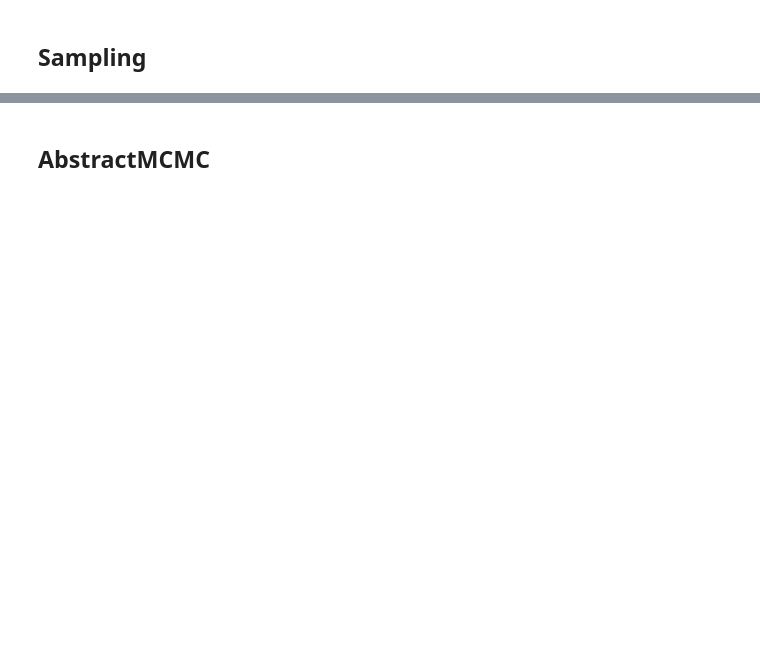
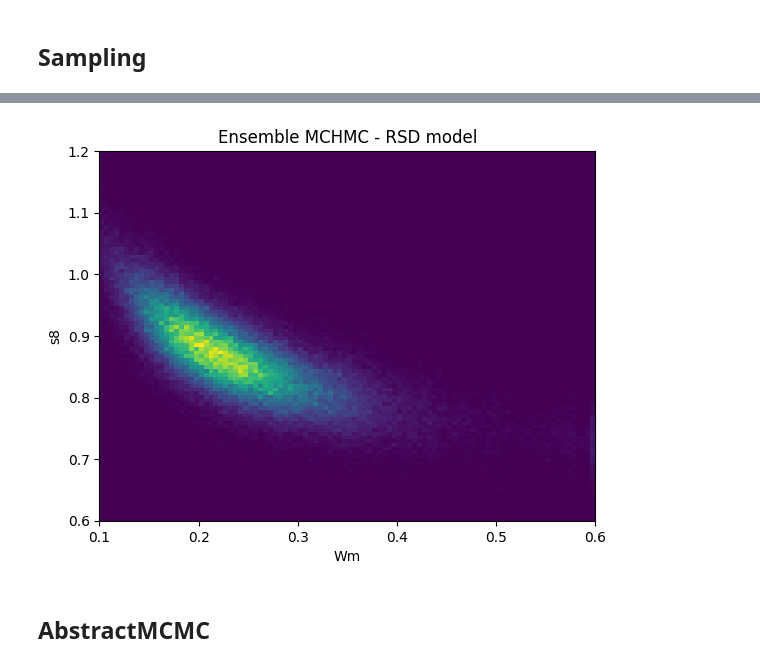
Before and after one commit to JaimeRZP/CMBLensing_MicroCanonicalHMC.jl, a Jupyter notebook: Lab_Turing.ipynb, the cells around one changed output, grey strips where cells are left out. Cells and saved outputs as stored; diff of their text form; code cells hidden in the pictures; blank space fills up the shorter version.

```diff
--- a/Lab_Turing.ipynb
+++ b/Lab_Turing.ipynb
@@ -113,3 +132,10 @@ plt.title("Ensemble MCHMC - RSD model");
+# %%
+plt.hist2d(Wms_ensemble_mchmc, s8s_ensemble_mchmc, bins=100, range=[[0.1, 0.6],[0.6, 1.2]]);
+plt.xlabel("Wm")
+plt.ylabel("s8")
+plt.title("Ensemble MCHMC - RSD model");
+# %% [output]
+[figure, added]
 # %% [markdown]
 ## AbstractMCMC
 # %%
```
Also changed, not shown: parts of 21 cells of this notebook, 10 other files.
